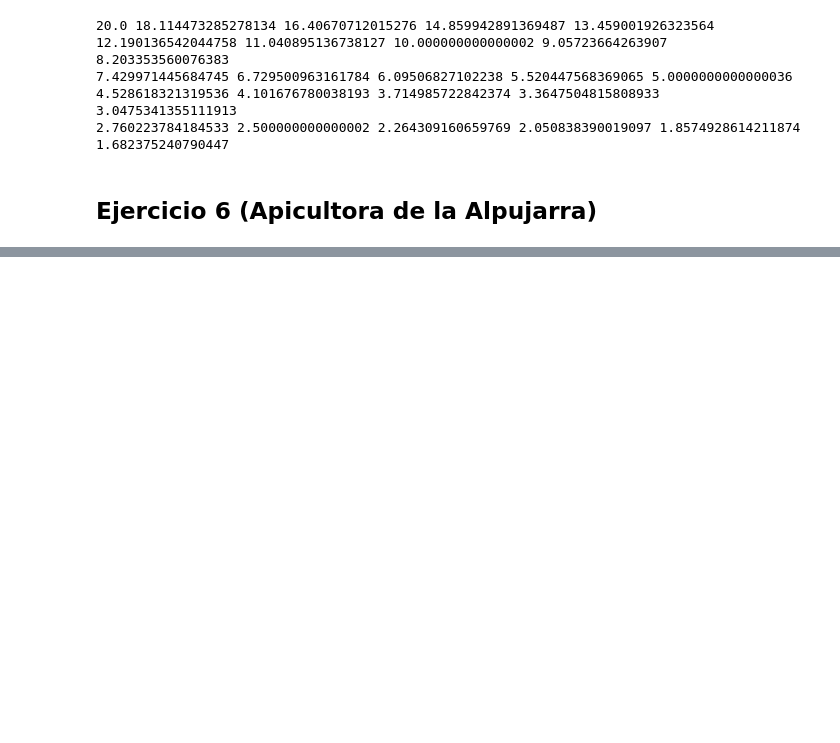
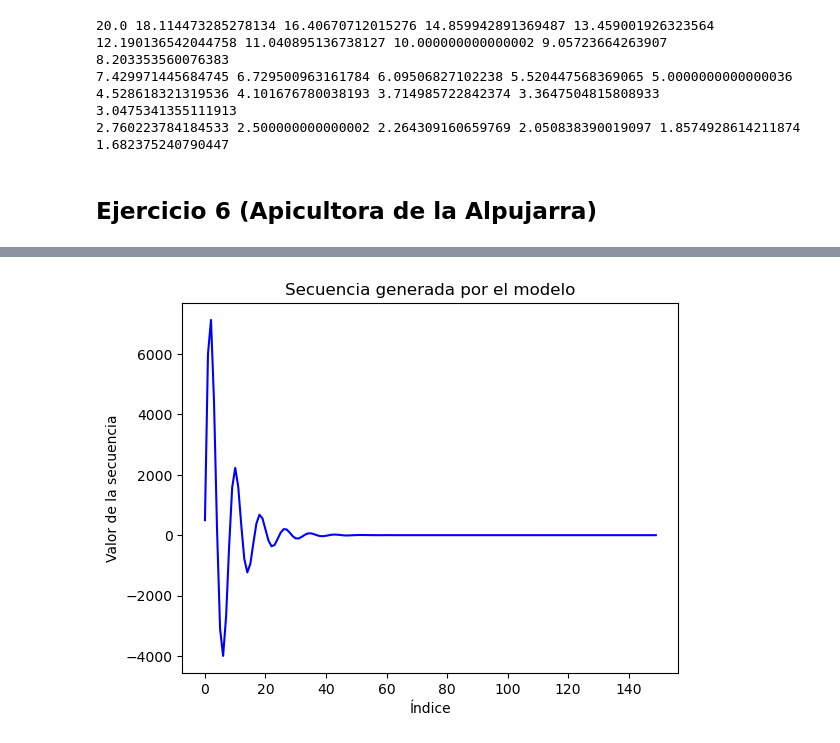
Before and after one commit to roberlks/ModelosMatematicos, a Jupyter notebook: MenuModelos.ipynb, the cells around one changed output, grey strips where cells are left out. Cells and saved outputs as stored; diff of their text form; code cells hidden in the pictures; blank space fills up the shorter version.

Commit message:
Modelo Samuelson

```diff
--- a/MenuModelos.ipynb
+++ b/MenuModelos.ipynb
@@ -182,0 +243,15 @@ for i in range(n+1):
+# %%
+# Ejemplo de uso de la función con 0<alpha<1 y beta<1/alpha
+alpha = 0.5
+beta = 1.5
+G = 2
+y0 = 500
+y1 = 6000
+n = 150
+
+secuencia = generar_secuencia(alpha, beta, G, y0, y1, n)
+# Imprimir los resultados cada 5 valores en líneas distintas
+for i in range(0, len(secuencia), 5):
+    print(secuencia[i:i+5])
+
+# Podemos ver que con los valores dados, la secuencia converge a un valor constante, el punto de equilibrio, Ye=G/(1-alpha)
@@ -182,0 +276,8 @@ for i in range(n+1):
+# %%
+plt.plot(range(len(secuencia)), secuencia, color='blue')
+plt.xlabel('Índice')
+plt.ylabel('Valor de la secuencia')
+plt.title('Secuencia generada por el modelo')
+plt.show()
+# %% [output]
+[figure, added]
```
Also changed, not shown: parts of 11 cells of this notebook, 1 other file.
